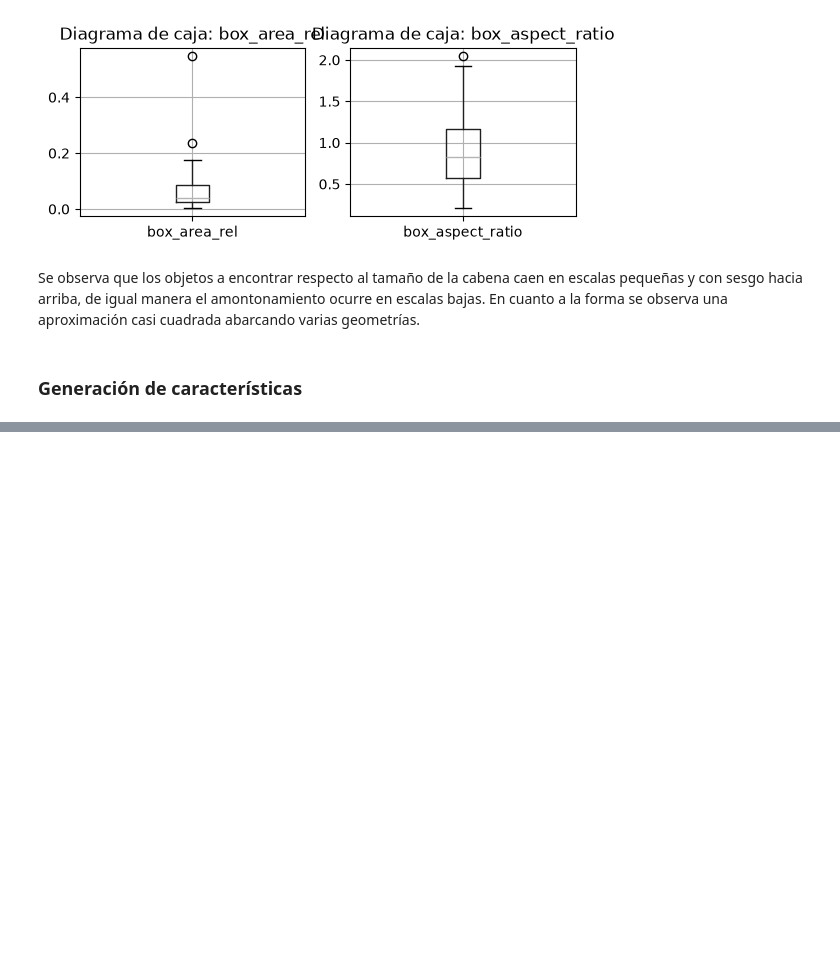
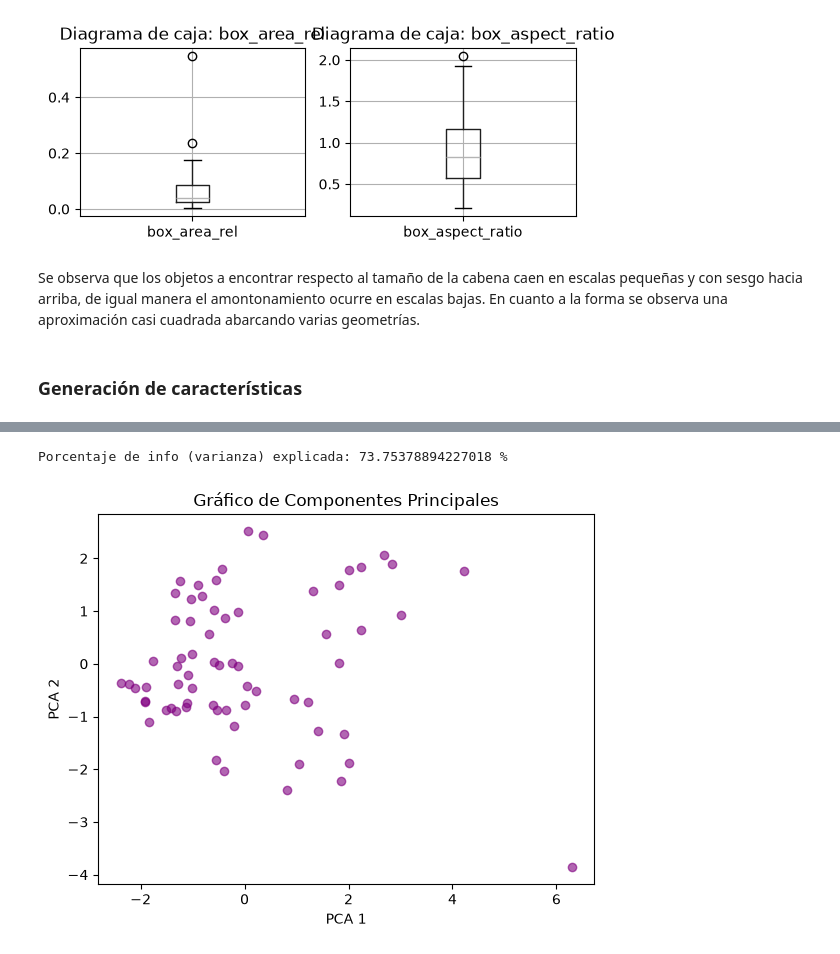
Before and after one commit to MarceloIsmael21/TC5031.10_ProyectoIntegrador, a Jupyter notebook: Notebooks/02_FE.ipynb, the cells around one changed output, grey strips where cells are left out. Drawn from its saved outputs; the diff is of its cells as text; code cells hidden in the pictures; blank space fills up the shorter version.

```diff
--- a/Notebooks/02_FE.ipynb
+++ b/Notebooks/02_FE.ipynb
@@ -192,0 +283,20 @@ Se observa que los objetos a encontrar respecto al tamaño de la cabena caen en
+# %%
+from sklearn.decomposition import PCA
+
+# Lo reduzco a 2 componentes
+pca = PCA(n_components=2)
+pca_datos = pca.fit_transform(features_scaled[num_cols])
+
+features_scaled["PCA1"] = pca_datos[:, 0]
+features_scaled["PCA2"] = pca_datos[:, 1]
+
+print("Porcentaje de info (varianza) explicada:", pca.explained_variance_ratio_.sum() * 100, "%")
+
+plt.scatter(features_scaled["PCA1"], features_scaled["PCA2"], color="purple", alpha=0.6)
+plt.xlabel("PCA 1")
+plt.ylabel("PCA 2")
+plt.title("Gráfico de Componentes Principales")
+plt.show()
+# %% [output]
+Porcentaje de info (varianza) explicada: 73.75378894227018 %
+[figure, added]
```
Also changed, not shown: parts of 23 cells of this notebook.
